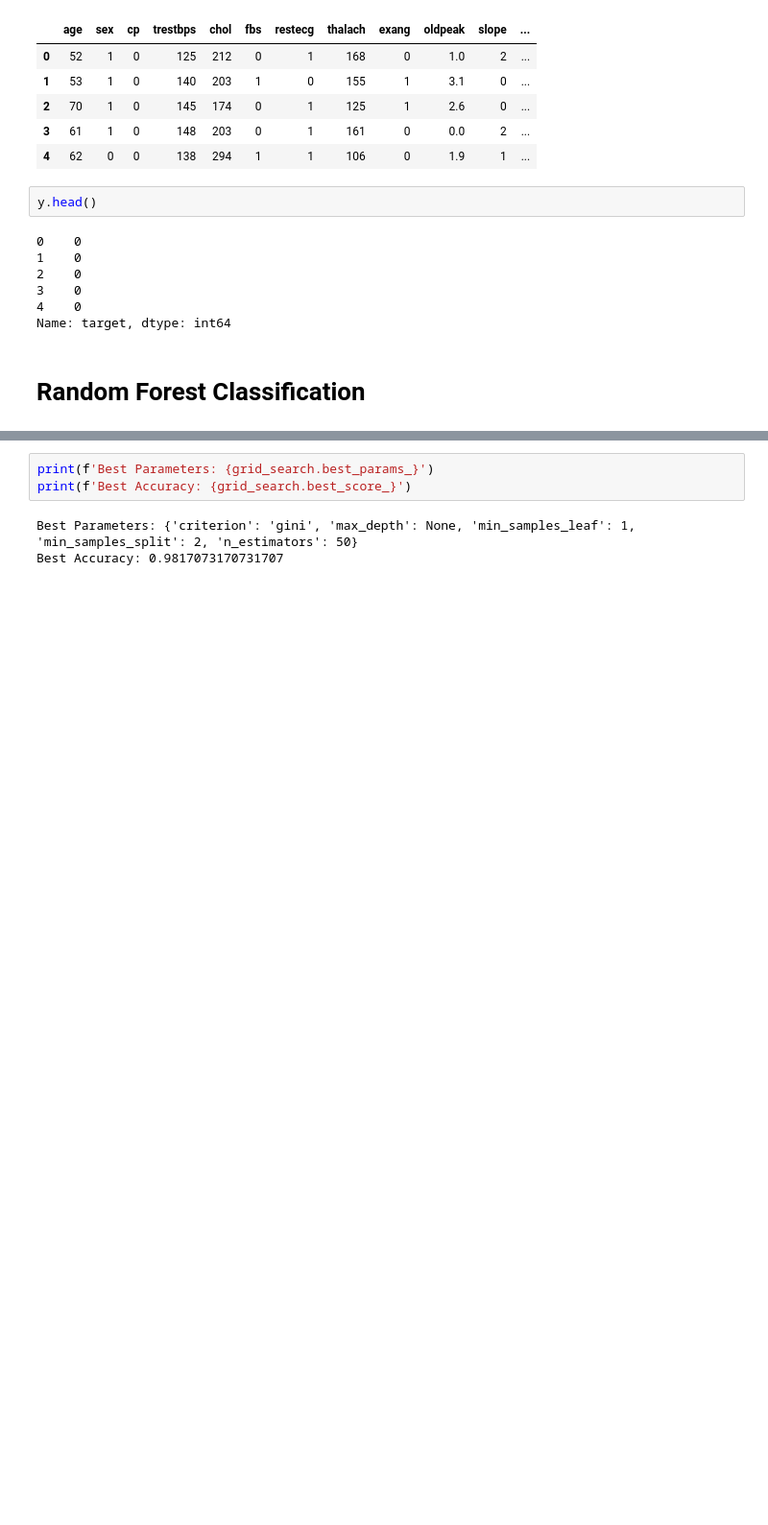
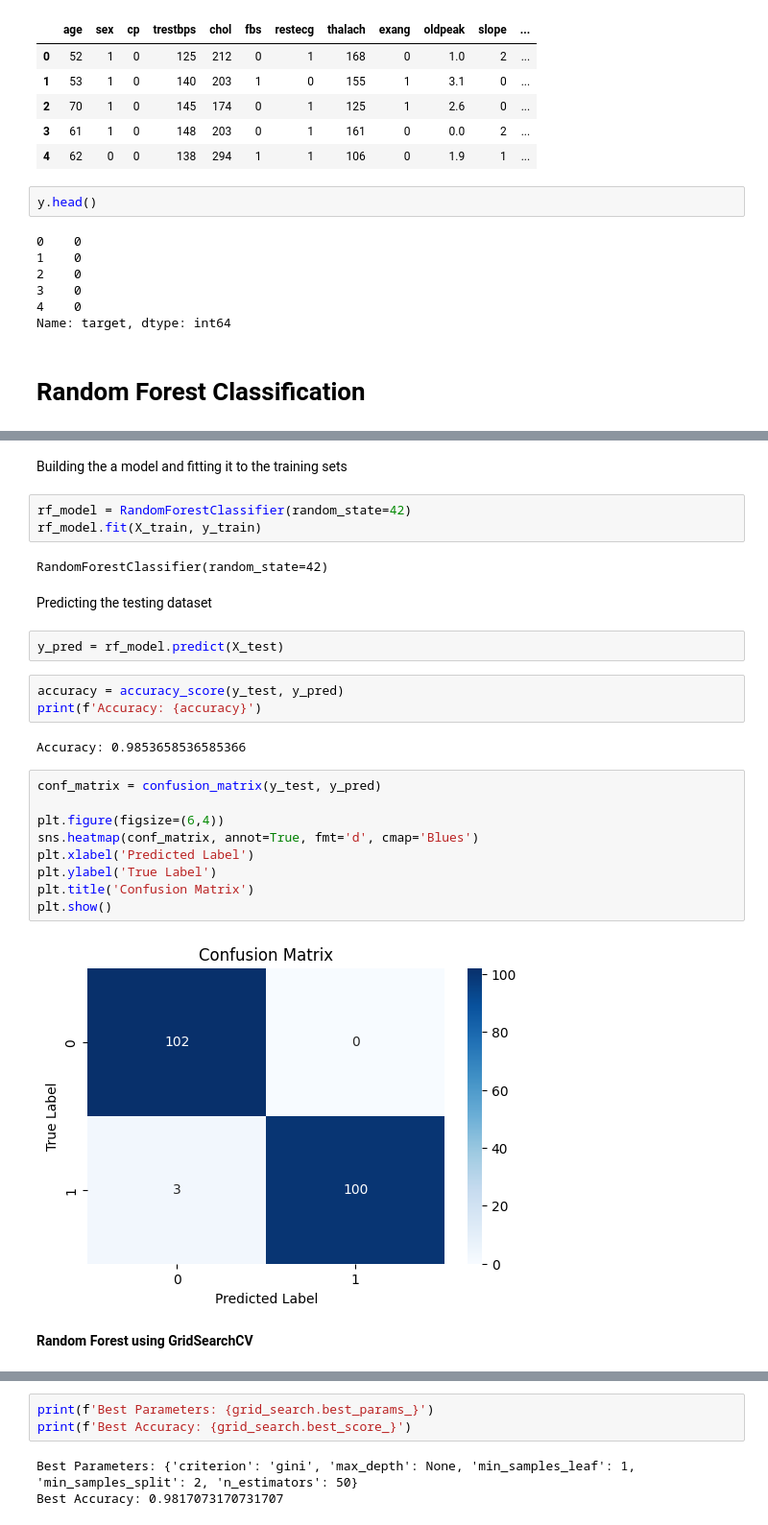
Before and after one commit to omisdami/GROUP1_HEART-DISEASE-, a Jupyter notebook: EDA_Data_preeprocessing.ipynb, the cells around one changed output, grey strips where cells are left out. Shown at 96% size. Cells and saved outputs as stored; diff of their text form; blank space fills up the shorter version.

Commit message:
Updated the Random Forest

```diff
--- a/EDA_Data_preeprocessing.ipynb
+++ b/EDA_Data_preeprocessing.ipynb
@@ -247 +256,30 @@ Name: target, dtype: int64
+# %% [markdown]
+Building the a model and fitting it to the training sets
+# %%
+rf_model = RandomForestClassifier(random_state=42)
+rf_model.fit(X_train, y_train)
+# %% [output]
+RandomForestClassifier(random_state=42)
+# %% [markdown]
+Predicting the testing dataset
+# %%
+y_pred = rf_model.predict(X_test)
+# %%
+accuracy = accuracy_score(y_test, y_pred)
+print(f'Accuracy: {accuracy}')
+# %% [output]
+Accuracy: 0.9853658536585366
+# %%
+conf_matrix = confusion_matrix(y_test, y_pred)
+
+plt.figure(figsize=(6,4))
+sns.heatmap(conf_matrix, annot=True, fmt='d', cmap='Blues')
+plt.xlabel('Predicted Label')
+plt.ylabel('True Label')
+plt.title('Confusion Matrix')
+plt.show()
+# %% [output]
+[figure, added]
+# %% [markdown]
+**Random Forest using GridSearchCV**
 # %%
```
Also changed, not shown: parts of 7 cells of this notebook.
